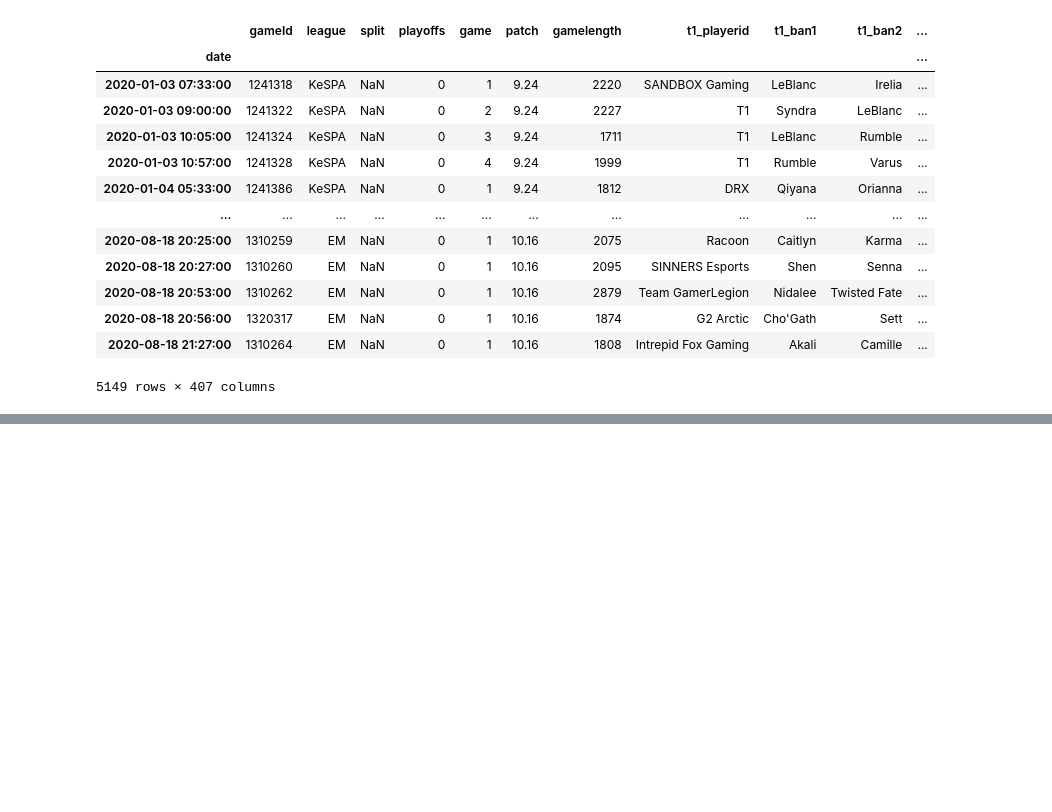
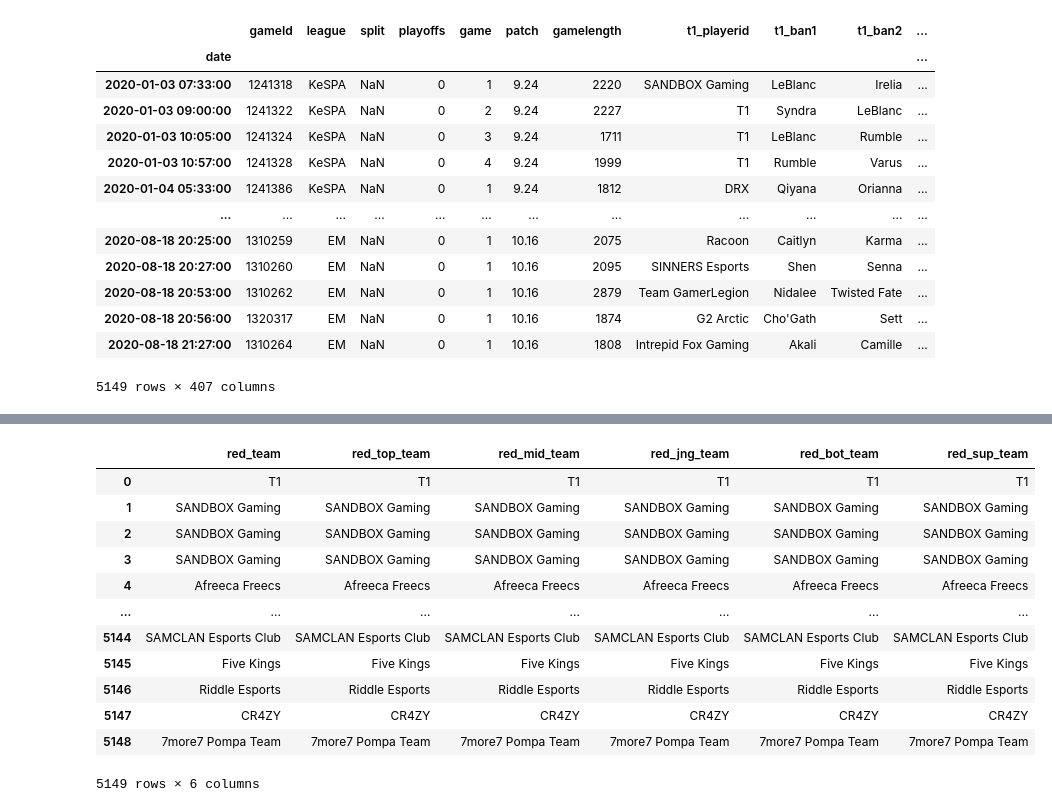
Before and after one commit to CamiloAPB/EDA_DS, a Jupyter notebook: Src/Notebooks/Exploracion_inicial.ipynb, the cells around one changed output, grey strips where cells are left out. Cells and saved outputs as stored; diff of their text form; code cells hidden in the pictures; blank space fills up the shorter version.

```diff
--- a/Src/Notebooks/Exploracion_inicial.ipynb
+++ b/Src/Notebooks/Exploracion_inicial.ipynb
@@ -288,0 +416,16 @@ fig
+# %%
+df_col[["red_team", "red_top_team", "red_mid_team", "red_jng_team", "red_bot_team", "red_sup_team"]]
+# %% [output]
+|  | red_team | red_top_team | red_mid_team | red_jng_team | red_bot_team | red_sup_team |
+| 0 | T1 | T1 | T1 | T1 | T1 | T1 |
+| 1 | SANDBOX Gaming | SANDBOX Gaming | SANDBOX Gaming | SANDBOX Gaming | SANDBOX Gaming | SANDBOX Gaming |
+| 2 | SANDBOX Gaming | SANDBOX Gaming | SANDBOX Gaming | SANDBOX Gaming | SANDBOX Gaming | SANDBOX Gaming |
+| 3 | SANDBOX Gaming | SANDBOX Gaming | SANDBOX Gaming | SANDBOX Gaming | SANDBOX Gaming | SANDBOX Gaming |
+| 4 | Afreeca Freecs | Afreeca Freecs | Afreeca Freecs | Afreeca Freecs | Afreeca Freecs | Afreeca Freecs |
+| ... | ... | ... | ... | ... | ... | ... |
+| 5144 | SAMCLAN Esports Club | SAMCLAN Esports Club | SAMCLAN Esports Club | SAMCLAN Esports Club | SAMCLAN Esports Club | SAMCLAN Esports Club |
+| 5145 | Five Kings | Five Kings | Five Kings | Five Kings | Five Kings | Five Kings |
+| 5146 | Riddle Esports | Riddle Esports | Riddle Esports | Riddle Esports | Riddle Esports | Riddle Esports |
+| 5147 | CR4ZY | CR4ZY | CR4ZY | CR4ZY | CR4ZY | CR4ZY |
+| 5148 | 7more7 Pompa Team | 7more7 Pompa Team | 7more7 Pompa Team | 7more7 Pompa Team | 7more7 Pompa Team | 7more7 Pompa Team |
+5149 rows × 6 columns
```
Also changed, not shown: parts of 59 cells of this notebook, 3 other files.
